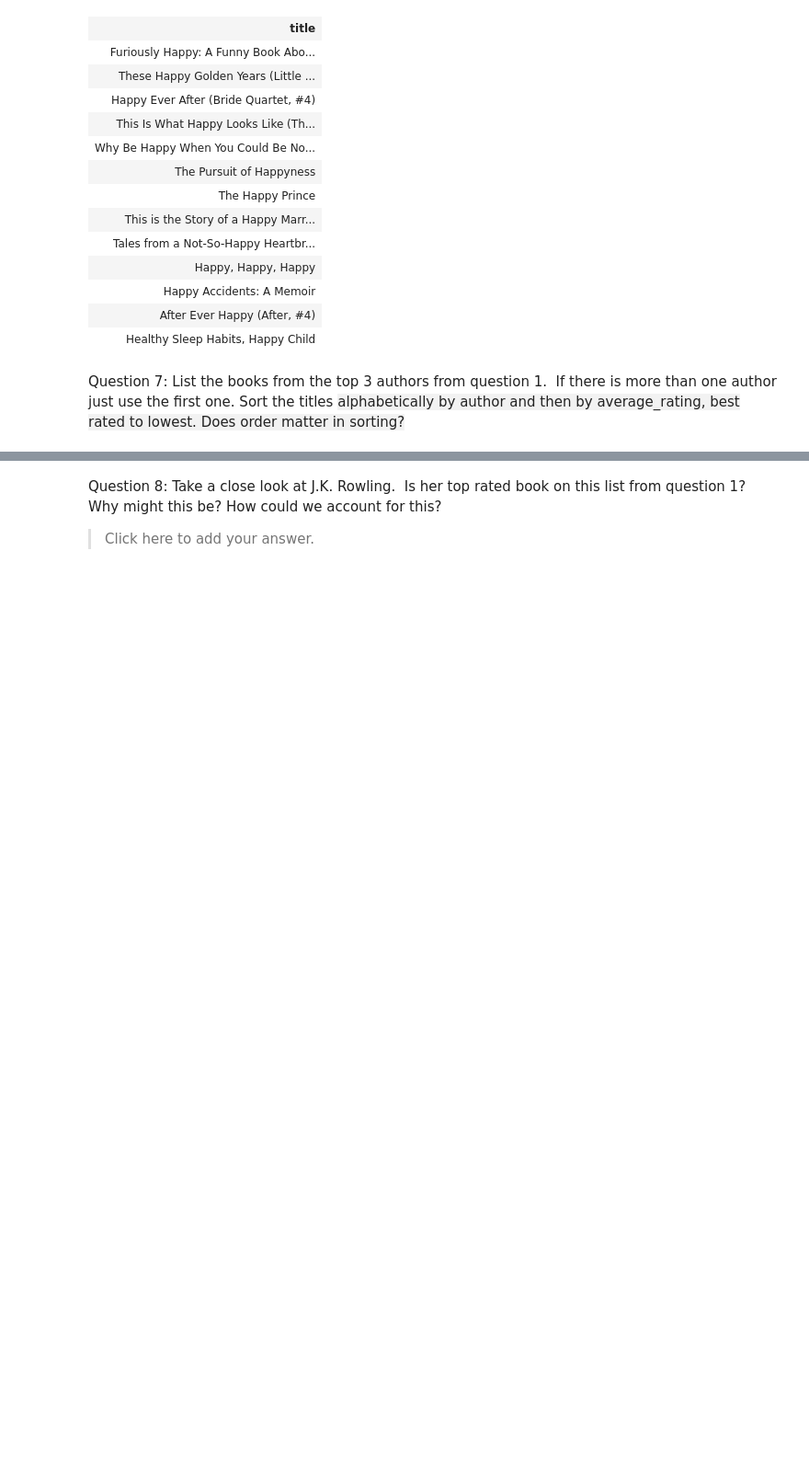
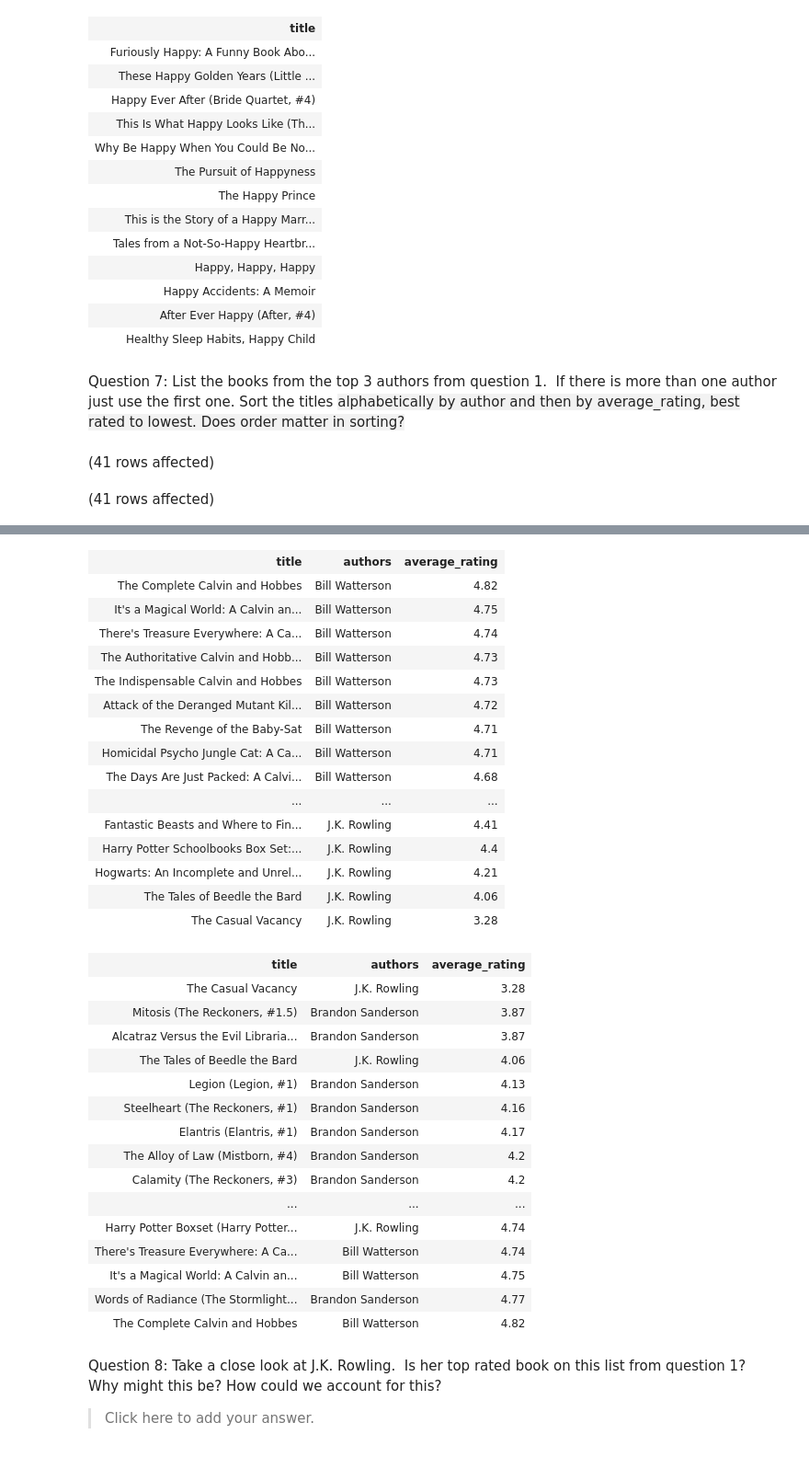
Before and after one commit to hollyhira/Studio-11-SQL-Part-1-Studio, a Jupyter notebook: SQL-Part-1-Studio.ipynb, the cells around one changed output, grey strips where cells are left out. Shown: that part at 92% size. Drawn from its saved outputs; the diff is of its cells as text; code cells hidden in the pictures; blank space fills up the shorter version.

```diff
--- a/SQL-Part-1-Studio.ipynb
+++ b/SQL-Part-1-Studio.ipynb
@@ -136,0 +165,9 @@ Question 7: List the books from the top 3 authors from question 1.  If there is
+# %%
+-- return all books from the top 3 authors, sort by author and rating
+Use BooksDB
+Select title, authors, average_rating from books Where authors in ('Bill Watterson', 'Brandon Sanderson', 'J.K. Rowling') Order by authors, average_rating DESC
+
+Select title, authors, average_rating from books Where authors in ('Bill Watterson', 'Brandon Sanderson', 'J.K. Rowling') Order by average_rating, authors DESC
+# %% [output]
+(41 rows affected)
+(41 rows affected)
@@ -137,3 +175,35 @@ Question 7: List the books from the top 3 authors from question 1.  If there is
+| title | authors | average_rating |
+| The Complete Calvin and Hobbes | Bill Watterson | 4.82 |
+| It's a Magical World: A Calvin an... | Bill Watterson | 4.75 |
+| There's Treasure Everywhere: A Ca... | Bill Watterson | 4.74 |
+| The Authoritative Calvin and Hobb... | Bill Watterson | 4.73 |
+| The Indispensable Calvin and Hobbes | Bill Watterson | 4.73 |
+| Attack of the Deranged Mutant Kil... | Bill Watterson | 4.72 |
+| The Revenge of the Baby-Sat | Bill Watterson | 4.71 |
+| Homicidal Psycho Jungle Cat: A Ca... | Bill Watterson | 4.71 |
+| The Days Are Just Packed: A Calvi... | Bill Watterson | 4.68 |
+| ... | ... | ... |
+| Fantastic Beasts and Where to Fin... | J.K. Rowling | 4.41 |
+| Harry Potter Schoolbooks Box Set:... | J.K. Rowling | 4.4 |
+| Hogwarts: An Incomplete and Unrel... | J.K. Rowling | 4.21 |
+| The Tales of Beedle the Bard | J.K. Rowling | 4.06 |
+| The Casual Vacancy | J.K. Rowling | 3.28 |
+| title | authors | average_rating |
+| The Casual Vacancy | J.K. Rowling | 3.28 |
+| Mitosis (The Reckoners, #1.5) | Brandon Sanderson | 3.87 |
+| Alcatraz Versus the Evil Libraria... | Brandon Sanderson | 3.87 |
+| The Tales of Beedle the Bard | J.K. Rowling | 4.06 |
+| Legion (Legion, #1) | Brandon Sanderson | 4.13 |
+| Steelheart (The Reckoners, #1) | Brandon Sanderson | 4.16 |
+| Elantris (Elantris, #1) | Brandon Sanderson | 4.17 |
+| The Alloy of Law (Mistborn, #4) | Brandon Sanderson | 4.2 |
+| Calamity (The Reckoners, #3) | Brandon Sanderson | 4.2 |
+| ... | ... | ... |
+| Harry Potter Boxset (Harry Potter... | J.K. Rowling | 4.74 |
+| There's Treasure Everywhere: A Ca... | Bill Watterson | 4.74 |
+| It's a Magical World: A Calvin an... | Bill Watterson | 4.75 |
+| Words of Radiance (The Stormlight... | Brandon Sanderson | 4.77 |
+| The Complete Calvin and Hobbes | Bill Watterson | 4.82 |
 # %% [markdown]
 Question 8: Take a close look at J.K. Rowling.  Is her top rated book on this list from question 1?  Why might this be? How could we account for this?
 
```
Also changed, not shown: parts of 6 cells of this notebook.
